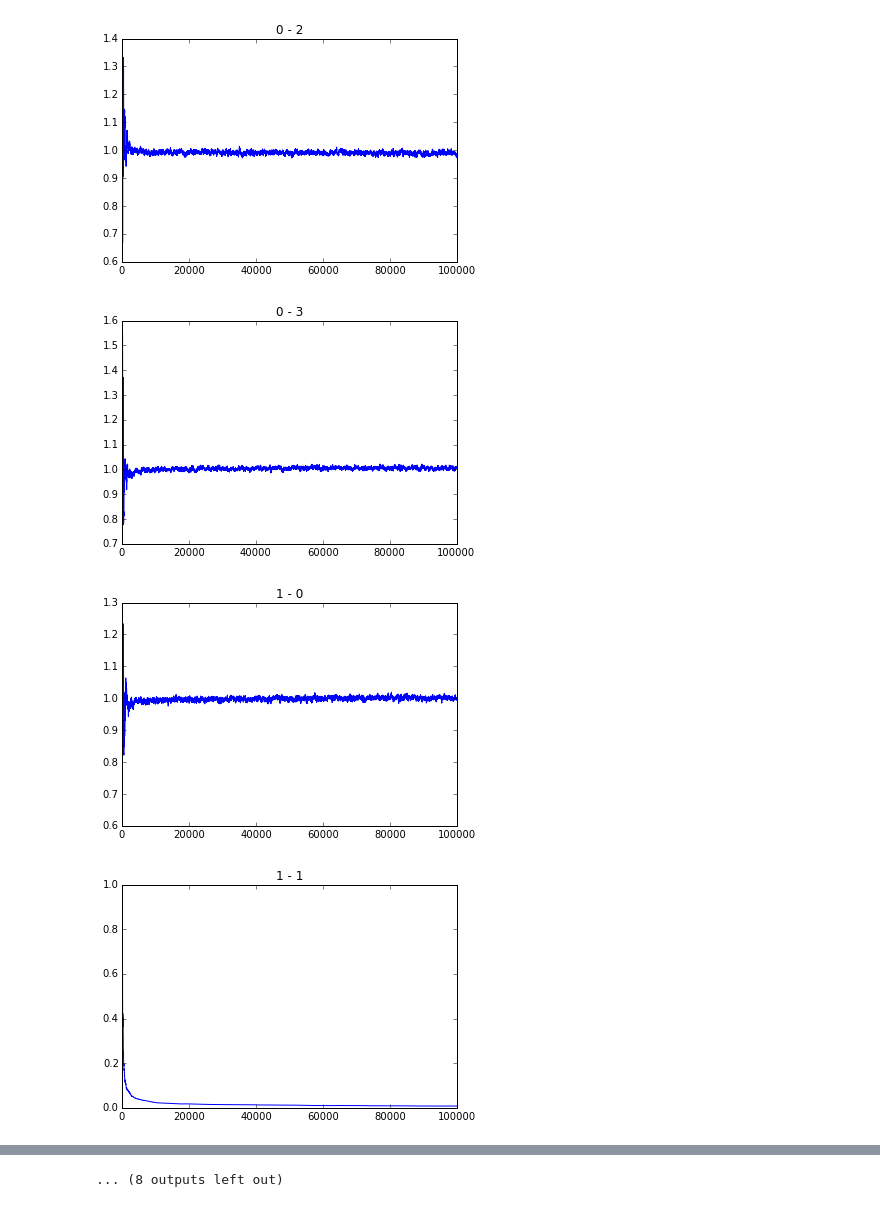
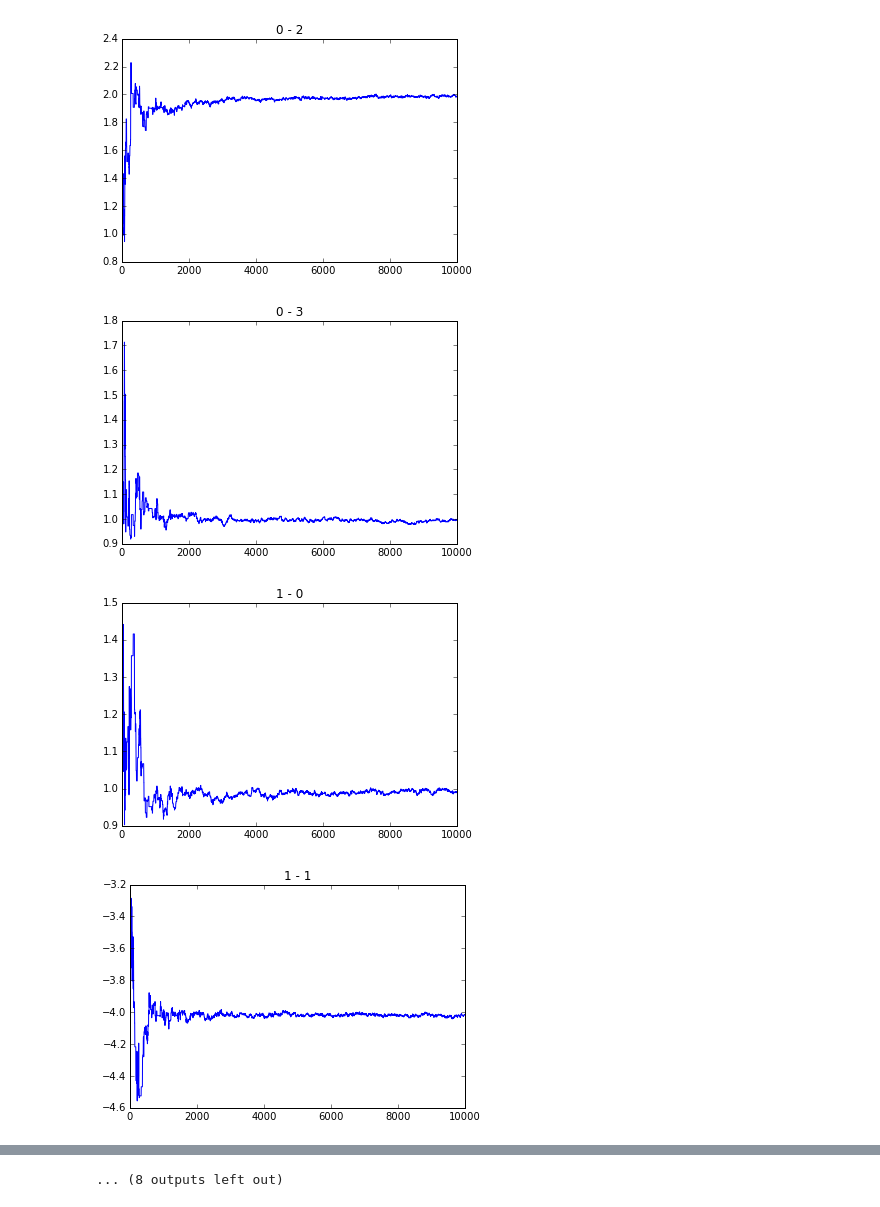
Before and after one commit to evidation-health/ContinuousTimeMarkovModel, a Jupyter notebook: notebook/pymc3_mjp.ipynb, the cells around one changed output, grey strips where cells are left out. Drawn from its saved outputs; the diff is of its cells as text; code cells hidden in the pictures.

```diff
--- a/notebook/pymc3_mjp.ipynb
+++ b/notebook/pymc3_mjp.ipynb
@@ -83,8 +96,16 @@ class DiscreteObsMJP(Continuous):
 
         return l
 # %%
-start = {'Q_raw': np.array([[2, 2, 1, 1],
-   [1, 0, 1, 2],
-   [1, 0, 2, 1],
-   [2, 1, 0, 0],
-   [1, 1, 1, 1]])}
+import numpy as np
+Q = np.array([[-6, 2, 2, 1, 1],
+   [1, -4, 0, 1, 2],
+   [1, 0, -4, 2, 1],
+   [2, 1, 0, -3, 0],
+   [1, 1, 1, 1, -4]])
+Q_raw_log = np.array([[2, 2, 1, 1],
+   [1, 0.000001, 1, 2],
+   [1, 0.000001, 2, 1],
+   [2, 1, 0.000001, 0.000001],
+   [1, 1, 1, 1]])
+
+Q_raw_log
@@ -91,10 +123,15 @@ start = {'Q_raw': np.array([[2, 2, 1, 1],
+# %%
+start = {'Q': Q}
 # %%
+#%pdb
+from pymc3 import Model, Flat, Metropolis, sample
+
 with Model() as model:
+    Q = DiscreteObsMJP_unif_prior('Q', M=5, shape=(5,5))
+    #Q_raw = DiscreteObsMJP_unif_prior('Q_raw', n=5, shape=(5,4))
+    D_obs = DiscreteObsMJP('D_obs', Q=Q, step_sizes=step_sizes, observed=C)
 
-    Q_raw = DiscreteObsMJP_unif_prior('Q_raw', n=5, shape=(5,4))
-    #pymc3.Continuous('D_obs',
-    D_obs = DiscreteObsMJP('D_obs', Q_raw=Q_raw, step_sizes=step_sizes, observed=C)
-
-    step = Metropolis()
-    trace = sample(100000, step, start=start)
+    step = Metropolis(scaling=0.1)
+    #import pdb; pdb.set_trace()
+    trace = sample(10000, step, start=start)
 # %% [output]
@@ -104,7 +141,7 @@ with Model() as model:
 import matplotlib.pyplot as plt
 import itertools
 
-traceQ = trace[Q_raw]
+traceQ = trace[Q]
 for i,j in itertools.product(range(5), range(4)):
     plt.figure()
     plt.plot(traceQ[:,i,j])
@@ -115,4 +152,4 @@ for i,j in itertools.product(range(5), range(4)):
-[figure, old version]
+[figure, new version]
-[figure, old version]
+[figure, new version]
-[figure, old version]
+[figure, new version]
-[figure, old version]
+[figure, new version]
```
Also changed, not shown: parts of 8 cells of this notebook, 1 other file.
